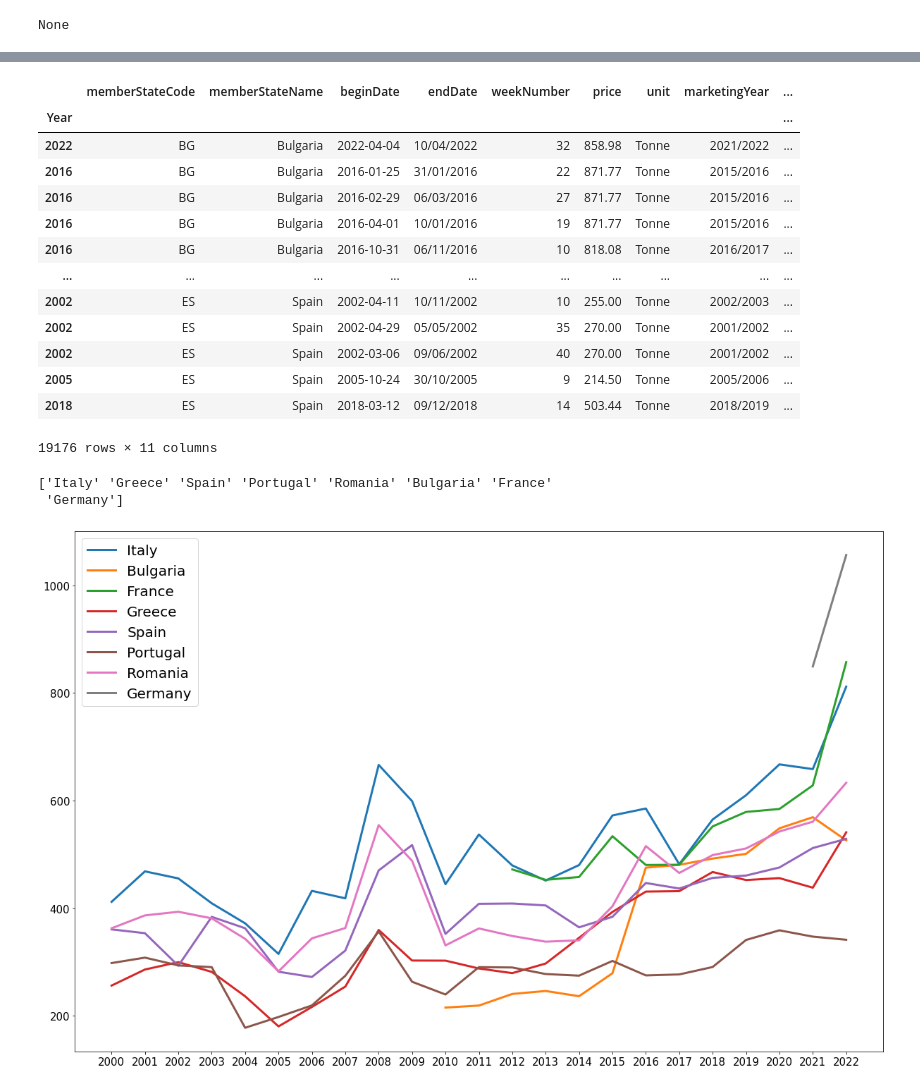
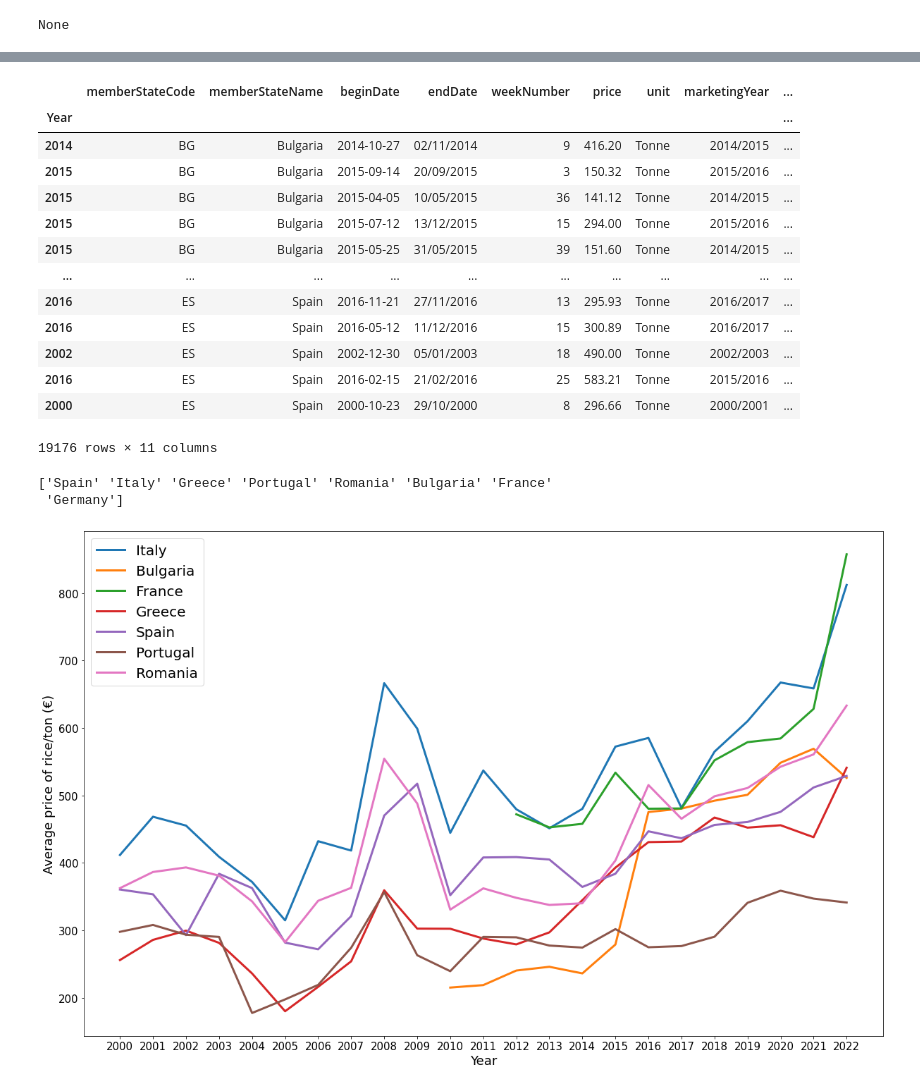
Before and after one commit to JohnsenClasses/final-project-schneider-thapa-koirala, a Jupyter notebook: euriceinfo.ipynb, the cells around one changed output, grey strips where cells are left out. Drawn from its saved outputs; the diff is of its cells as text; code cells hidden in the pictures.

```diff
--- a/euriceinfo.ipynb
+++ b/euriceinfo.ipynb
@@ -39,6 +39,7 @@ memory usage: 1.6+ MB
 None
 # %%
 # formating the beginDate and endDate into Datetime data type
-df_riceprice["beginDate"]=pd.to_datetime(df_riceprice["beginDate"],yearfirst=True)
-print(df_riceprice.info())
+display(df_riceprice.head(5))
+#df_riceprice["beginDate"]=pd.to_datetime(df_riceprice["beginDate"],yearfirst=True, infer_datetime_format=True)
+#print(df_riceprice.info())
 # %% [output]
@@ -65,7 +53,7 @@ None
 # Filtering by Year from RAW data
 series_byyear=df_riceprice_rawdata.beginDate.str.extract(r"[/](\d{4})") #Series data for each year
 #print(type(df_data_byyear))
-df_ricebyyear=pd.concat([df_riceprice, df_data_byyear], axis=1)
+df_ricebyyear=pd.concat([df_riceprice, series_byyear], axis=1)
 df_ricebyyear.rename(columns={0:"Year"}, inplace=True) #Renaming column as Year
 df_ricebyyear.set_index("Year", inplace=True) #Sorting index by year
 df_ricebyyear.sort_index(inplace=True)
@@ -74,17 +62,17 @@ display(df_ricebyyear.sort_values("memberStateName"))
 # %% [output]
 |  | memberStateCode | memberStateName | beginDate | endDate | weekNumber | price | unit | marketingYear | ... |
 | Year |  |  |  |  |  |  |  |  | ... |
-| 2022 | BG | Bulgaria | 2022-04-04 | 10/04/2022 | 32 | 858.98 | Tonne | 2021/2022 | ... |
-| 2016 | BG | Bulgaria | 2016-01-25 | 31/01/2016 | 22 | 871.77 | Tonne | 2015/2016 | ... |
-| 2016 | BG | Bulgaria | 2016-02-29 | 06/03/2016 | 27 | 871.77 | Tonne | 2015/2016 | ... |
-| 2016 | BG | Bulgaria | 2016-04-01 | 10/01/2016 | 19 | 871.77 | Tonne | 2015/2016 | ... |
-| 2016 | BG | Bulgaria | 2016-10-31 | 06/11/2016 | 10 | 818.08 | Tonne | 2016/2017 | ... |
+| 2014 | BG | Bulgaria | 2014-10-27 | 02/11/2014 | 9 | 416.20 | Tonne | 2014/2015 | ... |
+| 2015 | BG | Bulgaria | 2015-09-14 | 20/09/2015 | 3 | 150.32 | Tonne | 2015/2016 | ... |
+| 2015 | BG | Bulgaria | 2015-04-05 | 10/05/2015 | 36 | 141.12 | Tonne | 2014/2015 | ... |
+| 2015 | BG | Bulgaria | 2015-07-12 | 13/12/2015 | 15 | 294.00 | Tonne | 2015/2016 | ... |
+| 2015 | BG | Bulgaria | 2015-05-25 | 31/05/2015 | 39 | 151.60 | Tonne | 2014/2015 | ... |
 | ... | ... | ... | ... | ... | ... | ... | ... | ... | ... |
-| 2002 | ES | Spain | 2002-04-11 | 10/11/2002 | 10 | 255.00 | Tonne | 2002/2003 | ... |
-| 2002 | ES | Spain | 2002-04-29 | 05/05/2002 | 35 | 270.00 | Tonne | 2001/2002 | ... |
-| 2002 | ES | Spain | 2002-03-06 | 09/06/2002 | 40 | 270.00 | Tonne | 2001/2002 | ... |
-| 2005 | ES | Spain | 2005-10-24 | 30/10/2005 | 9 | 214.50 | Tonne | 2005/2006 | ... |
-| 2018 | ES | Spain | 2018-03-12 | 09/12/2018 | 14 | 503.44 | Tonne | 2018/2019 | ... |
+| 2016 | ES | Spain | 2016-11-21 | 27/11/2016 | 13 | 295.93 | Tonne | 2016/2017 | ... |
+| 2016 | ES | Spain | 2016-05-12 | 11/12/2016 | 15 | 300.89 | Tonne | 2016/2017 | ... |
+| 2002 | ES | Spain | 2002-12-30 | 05/01/2003 | 18 | 490.00 | Tonne | 2002/2003 | ... |
+| 2016 | ES | Spain | 2016-02-15 | 21/02/2016 | 25 | 583.21 | Tonne | 2015/2016 | ... |
+| 2000 | ES | Spain | 2000-10-23 | 29/10/2000 | 8 | 296.66 | Tonne | 2000/2001 | ... |
 19176 rows × 11 columns
 # %%
 #Filtering data for rice price in each country
@@ -106,29 +94,31 @@ Germany=df_Germany.groupby(["Year"]).mean().rename(columns={"price":"Germany"})
 df_Romania=df_ricebyyear.groupby(["Year"]).mean().rename(columns={"price":"Romania"})
 Romania=df_Romania.groupby(["Year"]).mean().rename(columns={"price":"Romania"})
 # %% [output]
-['Italy' 'Greece' 'Spain' 'Portugal' 'Romania' 'Bulgaria' 'France'
+['Spain' 'Italy' 'Greece' 'Portugal' 'Romania' 'Bulgaria' 'France'
  'Germany']
 # %%
 fig, ax = plt.subplots(figsize=(17, 11))
 ax.plot(Italy.index, Italy["Italy"], label="Italy", linewidth=3)
 
 ax.plot(Bulgaria.index, Bulgaria["Bulgaria"], label="Bulgaria", linewidth=3)
 
 ax.plot(France.index, France["France"], label="France", linewidth=3)
 
 ax.plot(Greece.index, Greece["Greece"], label="Greece", linewidth=3)
 
 ax.plot(Spain.index, Spain["Spain"], label="Spain", linewidth=3)
 
 ax.plot(Portugal.index, Portugal["Portugal"], label="Portugal", linewidth=3)
 
 ax.plot(Romania.index, Romania["Romania"], label="Romania", linewidth=3)
 
-ax.plot(Germany.index, Germany["Germany"], label="Germany", linewidth=3)
+#ax.plot(Germany.index, Germany["Germany"], label="Germany", linewidth=3)
 #ax.plot(year, Bulgaria, label="Bulgaria")
 ax.legend(fontsize=20)
 plt.rcParams.update({'font.size': 15})
+plt.xlabel("Year", fontsize=18)
+plt.ylabel("Average price of rice/ton (€)", fontsize=18)
 plt.tight_layout()
 plt.show()
 # %% [output]
-[figure, old version]
+[figure, new version]
```
Also changed, not shown: parts of 3 cells of this notebook, 1 other file.
